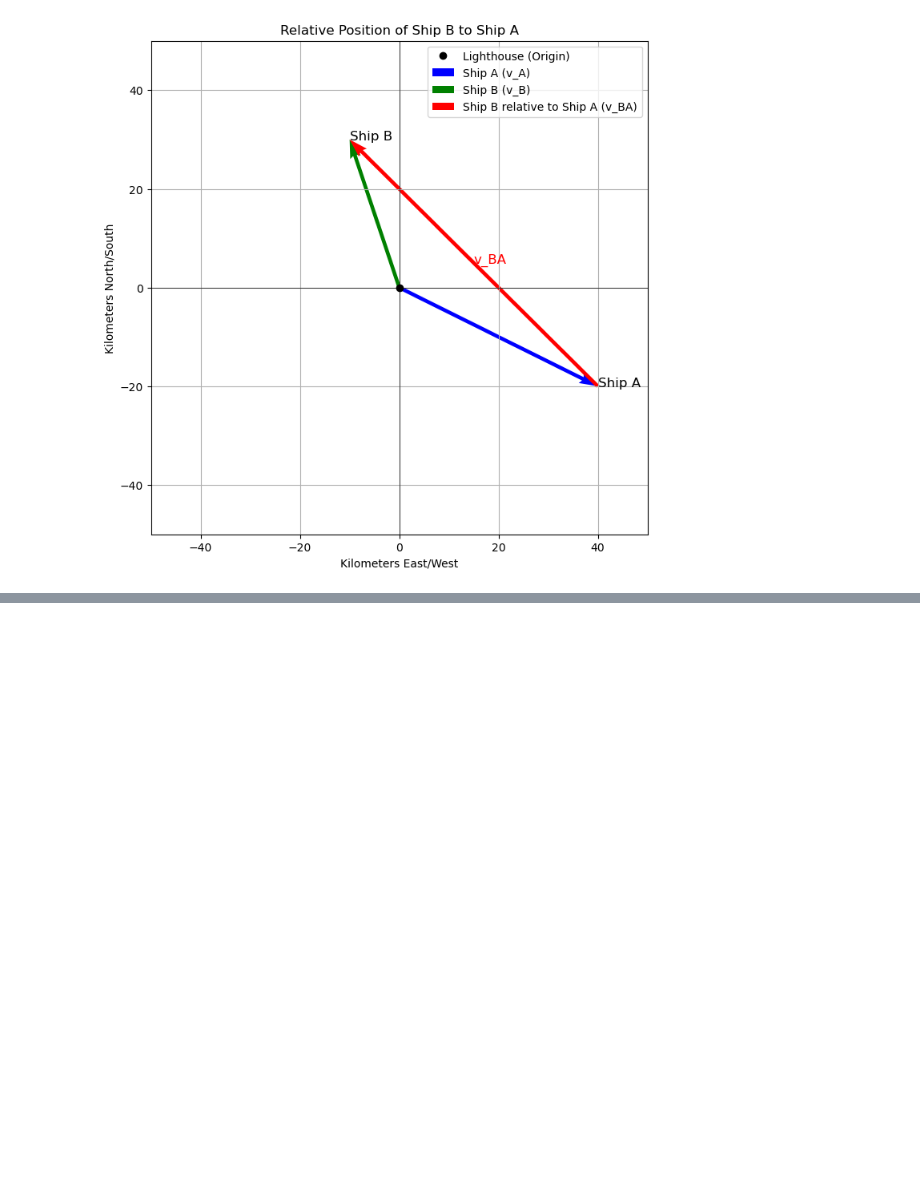
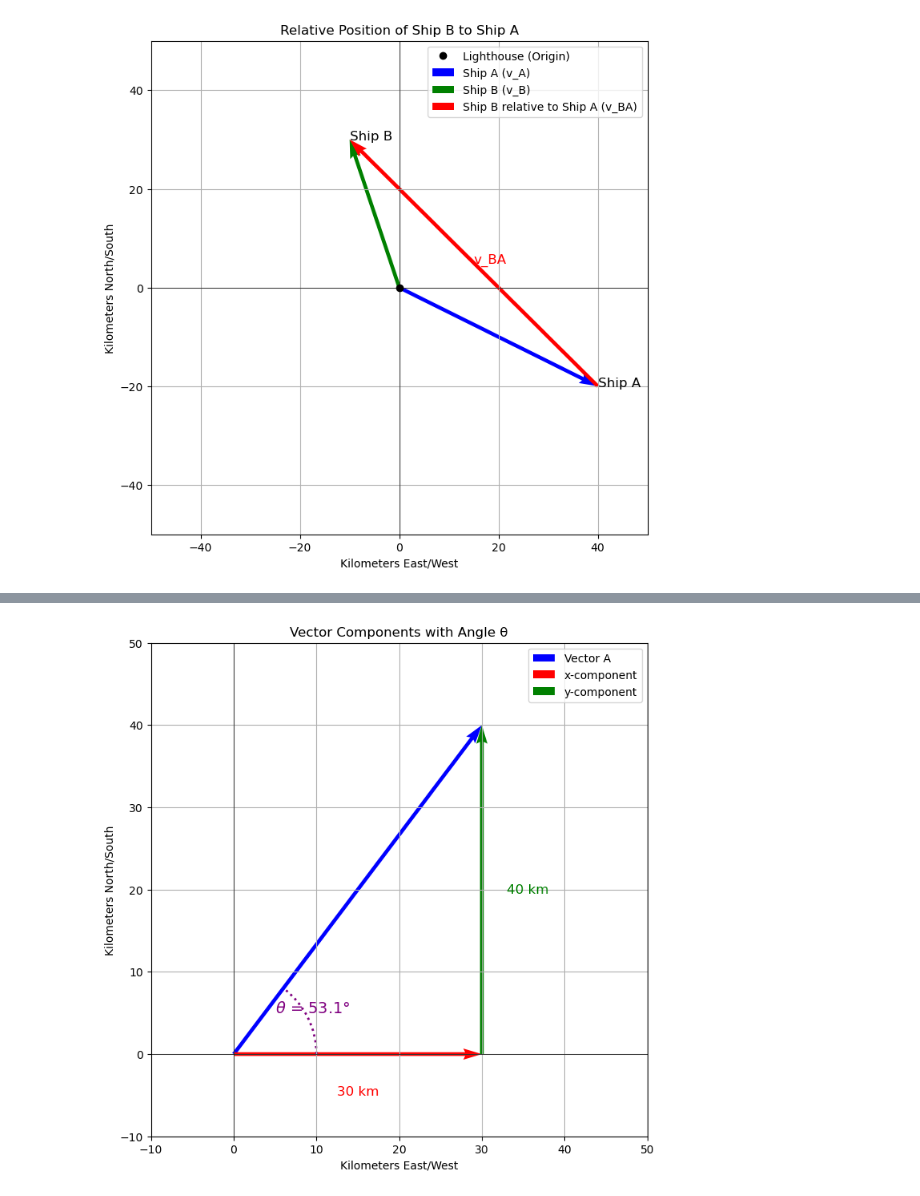
Before and after one commit to rasnarim/PhyPy, a Jupyter notebook: VectorVoyage.ipynb, the cells around one changed output, grey strips where cells are left out. Drawn from its saved outputs; the diff is of its cells as text; code cells hidden in the pictures; blank space fills up the shorter version.

```diff
--- a/VectorVoyage.ipynb
+++ b/VectorVoyage.ipynb
@@ -340,0 +387,57 @@ plt.show()
+# %%
+import numpy as np
+import matplotlib.pyplot as plt
+from matplotlib.patches import Arc
+
+# Define the vector
+vector = np.array([30, 40])
+
+# Calculate the angle theta in radians and then convert to degrees
+theta_rad = np.arctan2(vector[1], vector[0])  # arctan2(y, x) gives the angle in radians
+theta_deg = np.degrees(theta_rad)  # Convert angle to degrees
+
+# Create the plot
+plt.figure(figsize=(8, 8))
+plt.axhline(0, color='black', linewidth=0.5)
+plt.axvline(0, color='black', linewidth=0.5)
+plt.grid(True)
+
+# Plot the vector
+plt.quiver(0, 0, vector[0], vector[1], angles='xy', scale_units='xy', scale=1, color='blue', label='Vector A')
+
+# Plot the x-component
+plt.quiver(0, 0, vector[0], 0, angles='xy', scale_units='xy', scale=1, color='red', label='x-component')
+
+# Plot the y-component
+plt.quiver(vector[0], 0, 0, vector[1], angles='xy', scale_units='xy', scale=1, color='green', label='y-component')
+
+# Add annotations for the vector components
+plt.text(vector[0] / 2, -5, f"{vector[0]} km", fontsize=12, ha='center', color='red')
+plt.text(vector[0] + 3, vector[1] / 2, f"{vector[1]} km", fontsize=12, va='center', color='green')
+
+# Annotate the angle theta on the plot
+plt.text(5, 5, r'$\theta$ = {:.1f}°'.format(theta_deg), fontsize=14, color='purple')
+
+# Add an arc to represent theta visually
+arc = Arc((0, 0), 20, 20, angle=0, theta1=0, theta2=theta_deg, color='purple', linestyle='dotted', lw=2)
+plt.gca().add_patch(arc)
+
+# Set plot limits
+plt.xlim(-10, 50)
+plt.ylim(-10, 50)
+
+# Labels and title
+plt.xlabel('Kilometers East/West')
+plt.ylabel('Kilometers North/South')
+plt.title('Vector Components with Angle θ')
+
+# Show legend
+plt.legend()
+
+# Save the plot as a file
+plt.savefig("vector_components_with_theta.png", dpi=300)
+
+# Show the plot
+plt.show()
+# %% [output]
+[figure, added]
```
Also changed, not shown: parts of 4 cells of this notebook, 2 other files.
